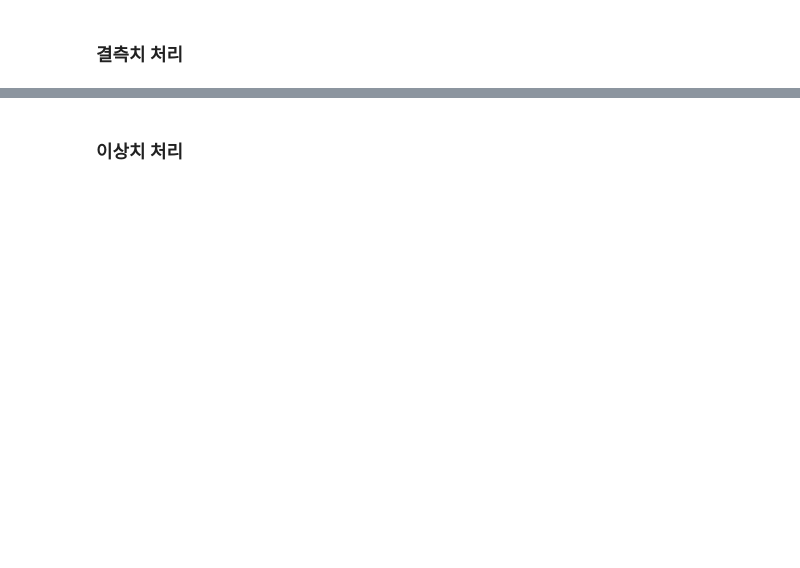
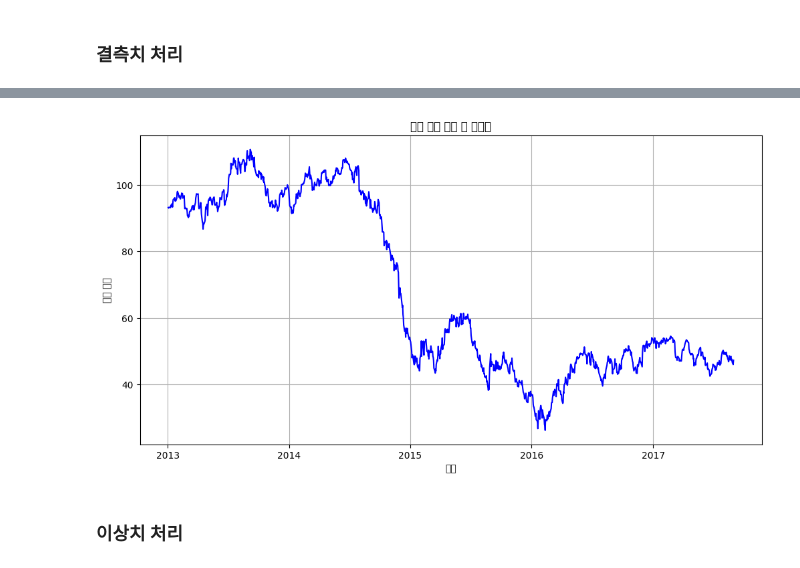
Before and after one commit to inyminymoe/Data-Analysis-with-Open-Source, a Jupyter notebook: 오픈소스_데이터_분석_7강.ipynb, the cells around one changed output, grey strips where cells are left out. Drawn from its saved outputs; the diff is of its cells as text; code cells hidden in the pictures; blank space fills up the shorter version.

```diff
--- a/오픈소스_데이터_분석_7강.ipynb
+++ b/오픈소스_데이터_분석_7강.ipynb
@@ -292,0 +274,21 @@ df_date = pd.DataFrame({'date_str':date_str})
+# %%
+import pandas as pd
+
+# Grocery Sales 데이터 DataFrame 로드
+train = pd.read_csv('train.csv')
+stores = pd.read_csv('stores.csv')
+transactions = pd.read_csv('transactions.csv')
+oil = pd.read_csv('oil.csv')
+holidays_events = pd.read_csv('holidays_events.csv')
+# 판매 데이터 살펴보기
+train.info()
+# %%
+## 폰트 에러 해결, 나눔글꼴 설치
+!apt-get update -qq
+!apt-get install -qq fonts-nanum
+
+import matplotlib.pyplot as plt
+import matplotlib.font_manager as fm
+
+plt.rc('font', family='NanumBarunGothic') # or 'NanumGothic' / 'NanumBarunGothic'
+plt.rcParams['axes.unicode_minus'] = False
@@ -332,7 +433,7 @@ plt.show()
 oil_cleaned = oil.copy()
 
 ### 선형 보간법 적용한 원유 가격 데이터
-
+oil_cleaned['dcoilwtico'] = oil_cleaned['dcoilwtico'].interpolate(method='linear')
 
 plt.figure(figsize=(12, 6))
 plt.plot(oil_cleaned['date'], oil_cleaned['dcoilwtico'], 'b-')
@@ -341,3 +442,4 @@ plt.xlabel("날짜")
 plt.ylabel("원유 가격")
 plt.grid(True)
 plt.show()
+# %% [output]
@@ -344,3 +463,4 @@ plt.show()
+[figure, added]
 # %% [markdown]
 ### 이상치 처리
 # %%
```
Also changed, not shown: parts of 16 cells of this notebook.
